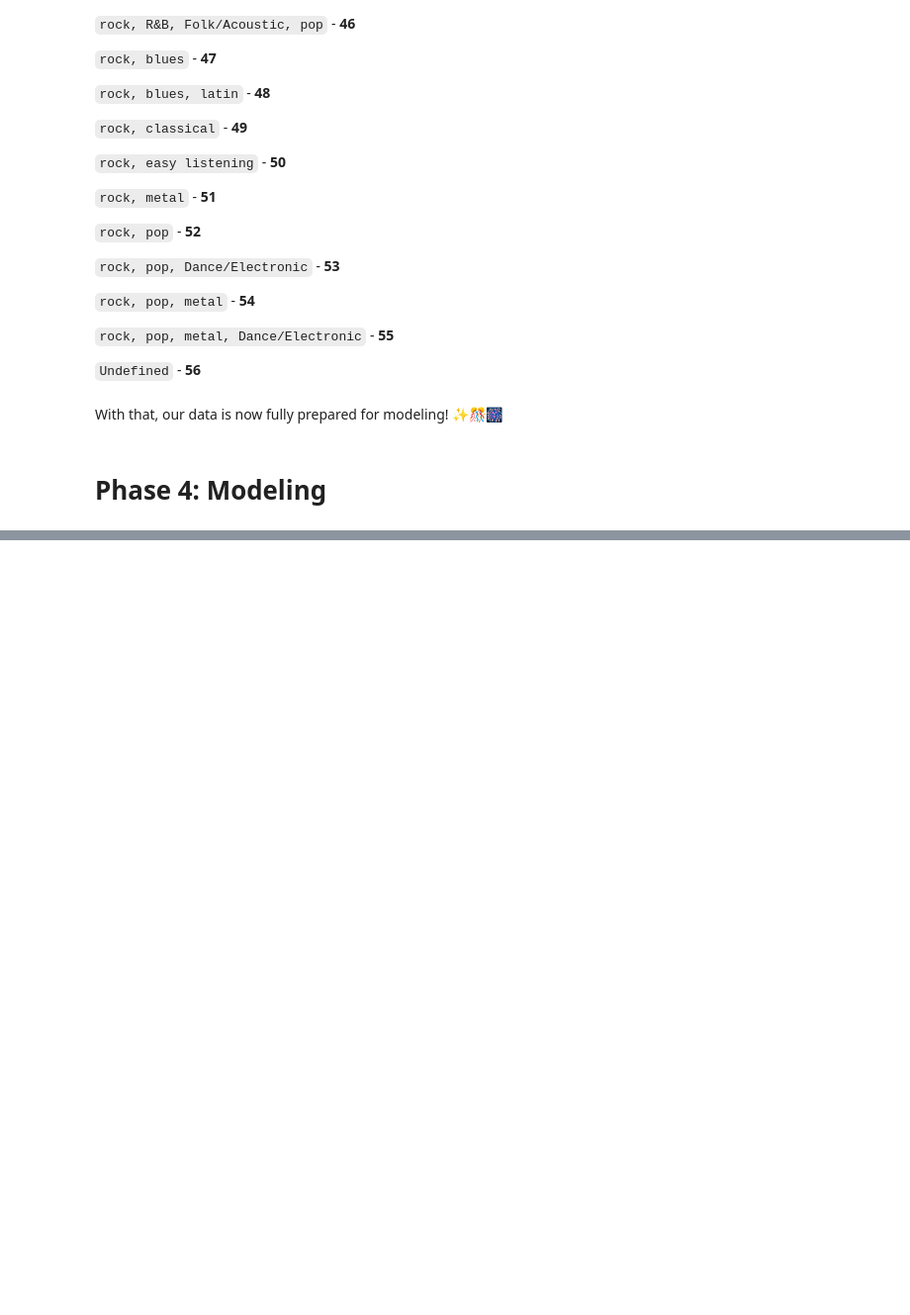
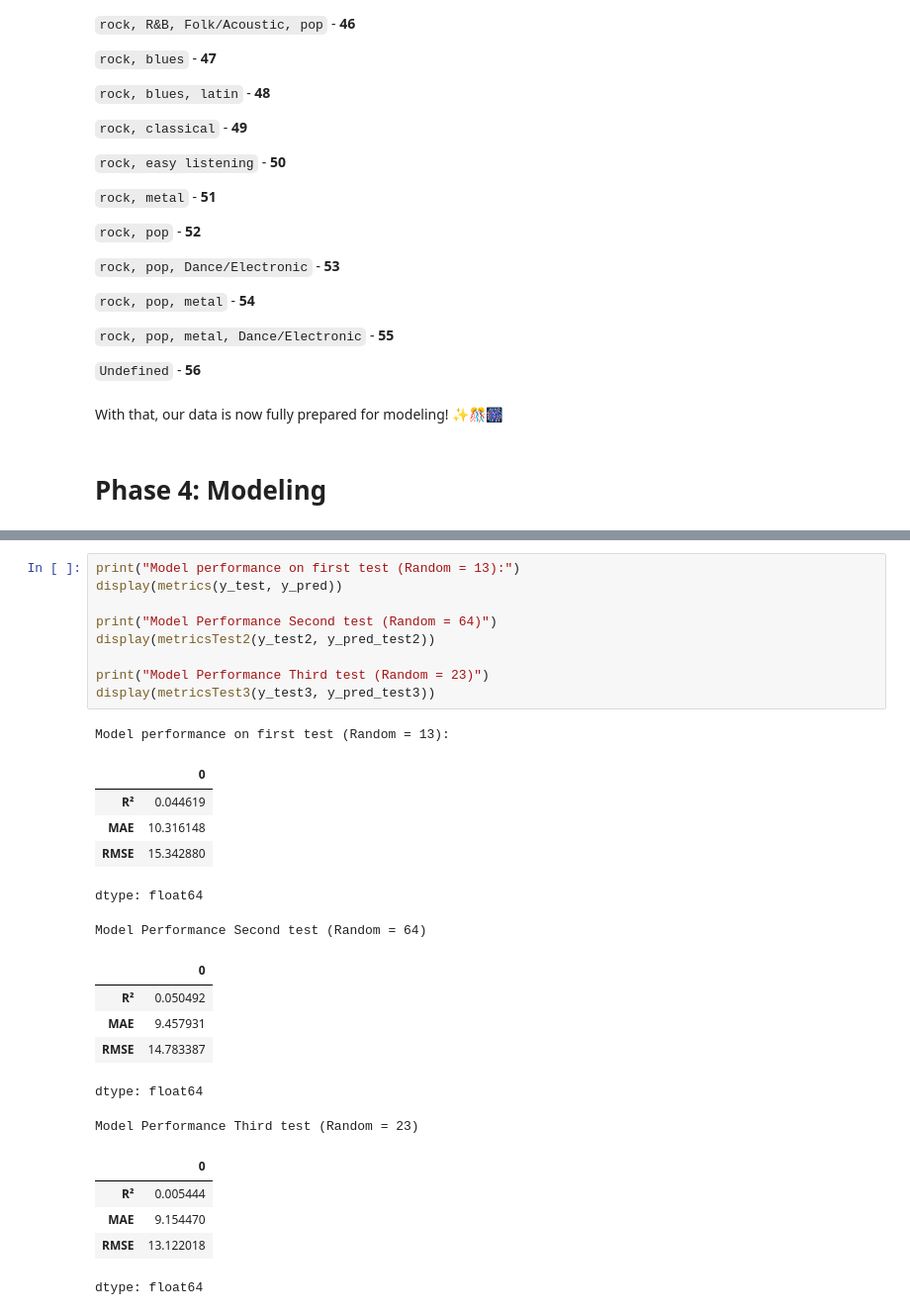
Before and after one commit to Hoover328/Data-Analytics-CA2-Music-Project, a Jupyter notebook: Notebook Files/MusicProject.ipynb, the cells around one changed output, grey strips where cells are left out. Shown at 99% size. Cells and saved outputs as stored; diff of their text form; blank space fills up the shorter version.

```diff
--- a/Notebook Files/MusicProject.ipynb
+++ b/Notebook Files/MusicProject.ipynb
@@ -798,0 +890,28 @@ dtype: float64
+# %%
+print("Model performance on first test (Random = 13):")
+display(metrics(y_test, y_pred))
+
+print("Model Performance Second test (Random = 64)")
+display(metricsTest2(y_test2, y_pred_test2))
+
+print("Model Performance Third test (Random = 23)")
+display(metricsTest3(y_test3, y_pred_test3))
+# %% [output]
+Model performance on first test (Random = 13):
+|  | 0 |
+| R² | 0.044619 |
+| MAE | 10.316148 |
+| RMSE | 15.342880 |
+dtype: float64
+Model Performance Second test (Random = 64)
+|  | 0 |
+| R² | 0.050492 |
+| MAE | 9.457931 |
+| RMSE | 14.783387 |
+dtype: float64
+Model Performance Third test (Random = 23)
+|  | 0 |
+| R² | 0.005444 |
+| MAE | 9.154470 |
+| RMSE | 13.122018 |
+dtype: float64
```
Also changed, not shown: parts of 3 cells of this notebook.
